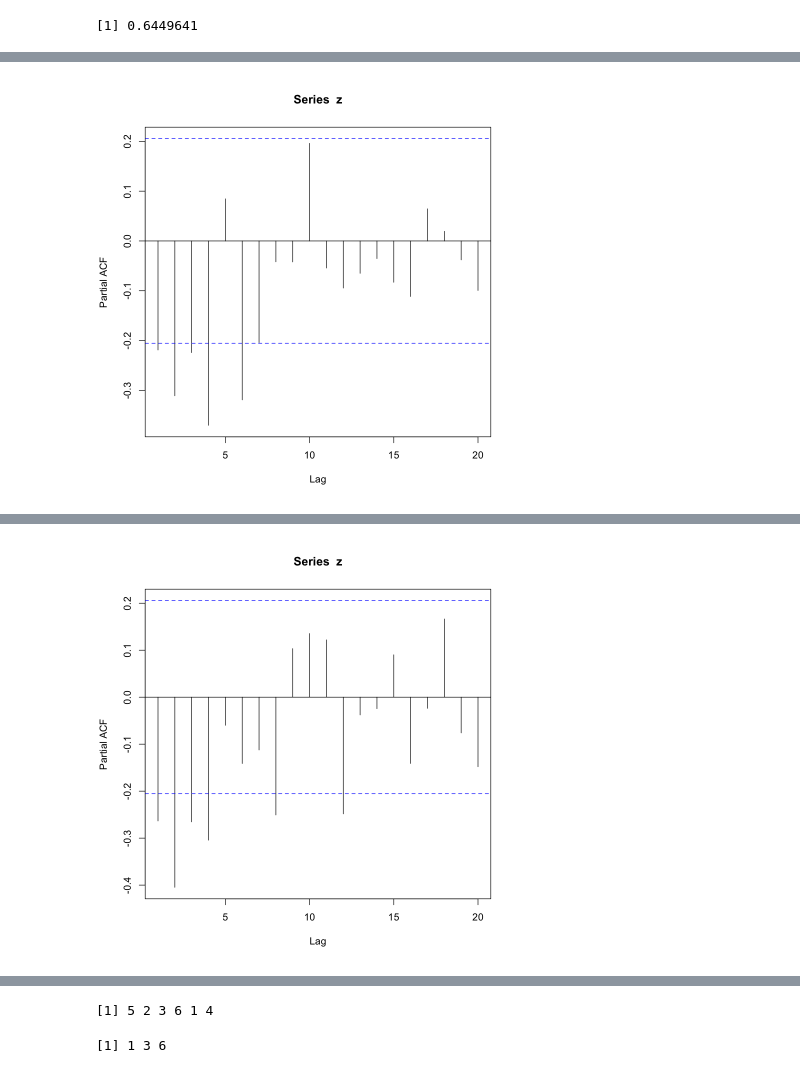
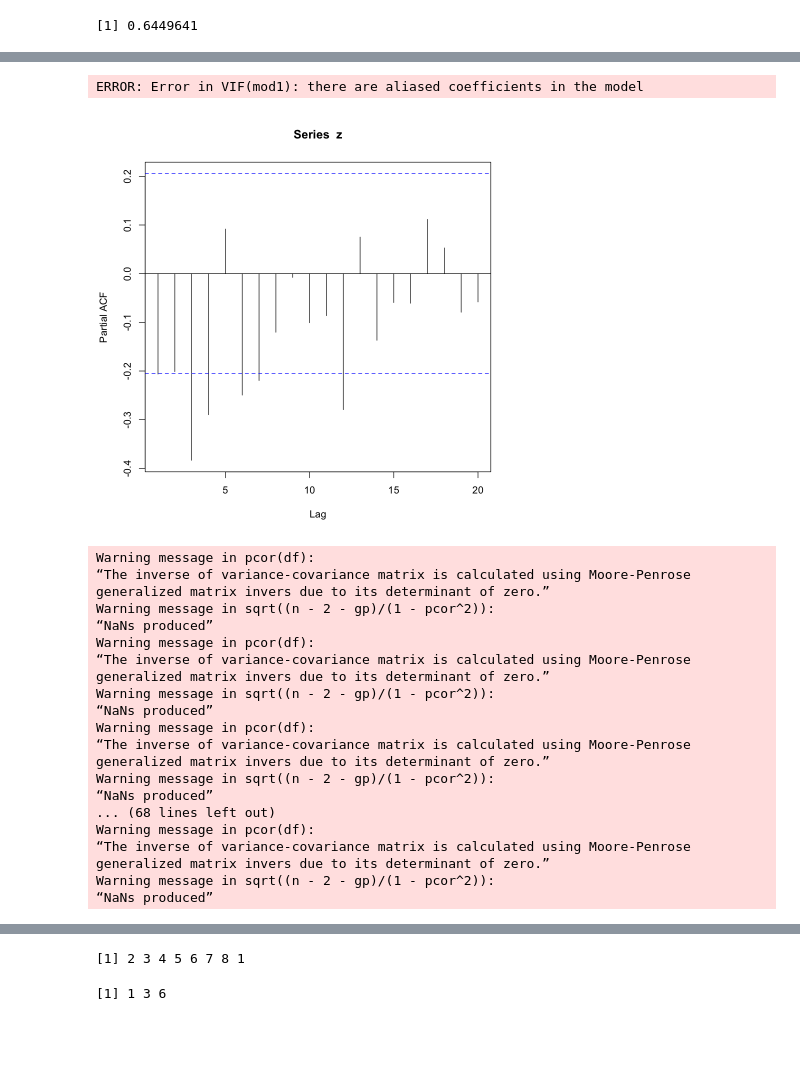
Before and after one commit to SU-Hongs/UROP_mining, a Jupyter notebook: groundwater/r_groundwater.ipynb, the cells around one changed output, grey strips where cells are left out. Cells and saved outputs as stored; diff of their text form; code cells hidden in the pictures; blank space fills up the shorter version.

```diff
--- a/groundwater/r_groundwater.ipynb
+++ b/groundwater/r_groundwater.ipynb
@@ -17,7 +40,7 @@ A data.frame: 6 × 16
 | 5 | 4 | 4 | 3 | 2 | 2 | 2 | ... |
 | 6 | 5 | 4 | 0 | 2 | 1 | 0 | ... |
 # %%
-vw = data[,5]
+vw = data[,13]
 # %%
 head(vw)
 # %% [output]
@@ -28,0 +55,3 @@ plot(vw,type = "l")
+# %%
+acf = acf(vw,20)
+acf
@@ -65,5 +102,5 @@ X-squared = 8.2013, df = 12, p-value = 0.7692
 # %%
-df <- 12-4
+df <- 12-5
 chi <- Box.test(m1$residuals,lag=12,type="Ljung")$statistic
 pv=1-pchisq(chi,df) #Compute p-value using 9 degrees of freedom
 print(pv)
@@ -146,7 +183,7 @@ remove <- function(arr,value){
     return (arr)
 }
 
-filter_cause <- function(X,y, thres = 0.01){
+filter_cause <- function(X,y, thres = 0.1){
     n <- dim(X)[2]
     lags <- c()
     R_squared = c()
@@ -200,10 +273,32 @@ A data.frame: 6 × 16
+# %%
+mod1 <- lm(Y~.,data=X)
+VIF(mod1)
+# %% [output]
+ERROR: Error in VIF(mod1): there are aliased coefficients in the model
 # %%
 # X is a dataframe contatianing causes, y is cause
 # first test
 # y=arsenic, index = 2
 # X = boran, sulfate; index = 4,5. And turn to be 1,2 in new df
-X <- cbind(data[,4],data[,5],data[,6],data[,8],data[,9],data[,10],data[,12],data[,15])
-y <- data[,2]
+X <- cbind(data[,4],data[,8],data[,11],data[,12],data[,14],data[,15],data[,17],data[,18])
+y <- data[,10]
 direct <- filter_cause(X,y)
 # %% [output]
-[figure, old version]
+[figure, new version]
+Warning message in pcor(df):
+“The inverse of variance-covariance matrix is calculated using Moore-Penrose generalized matrix invers due to its determinant of zero.”
+Warning message in sqrt((n - 2 - gp)/(1 - pcor^2)):
+“NaNs produced”
+Warning message in pcor(df):
+“The inverse of variance-covariance matrix is calculated using Moore-Penrose generalized matrix invers due to its determinant of zero.”
+Warning message in sqrt((n - 2 - gp)/(1 - pcor^2)):
+“NaNs produced”
+Warning message in pcor(df):
+“The inverse of variance-covariance matrix is calculated using Moore-Penrose generalized matrix invers due to its determinant of zero.”
+Warning message in sqrt((n - 2 - gp)/(1 - pcor^2)):
+“NaNs produced”
+... (68 lines left out)
+Warning message in pcor(df):
+“The inverse of variance-covariance matrix is calculated using Moore-Penrose generalized matrix invers due to its determinant of zero.”
+Warning message in sqrt((n - 2 - gp)/(1 - pcor^2)):
+“NaNs produced”
@@ -211 +305,0 @@ direct <- filter_cause(X,y)
-[figure, removed]
@@ -216,7 +306,7 @@ direct <- filter_cause(X,y)
 # %%
 direct
 # %% [output]
-[1] 5 2 3 6 1 4
+[1] 2 3 4 5 6 7 8 1
 # %%
 arr <- c(1,2,3,4,5,6)
 # %%
```
Also changed, not shown: parts of 18 cells of this notebook.
